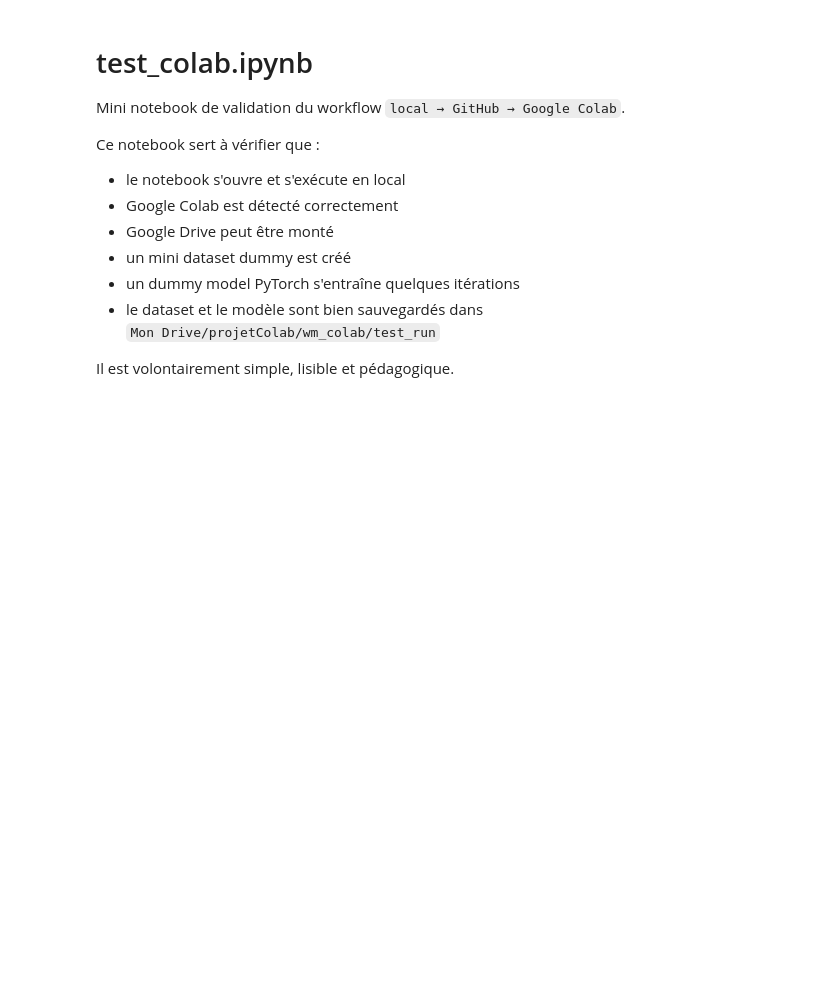
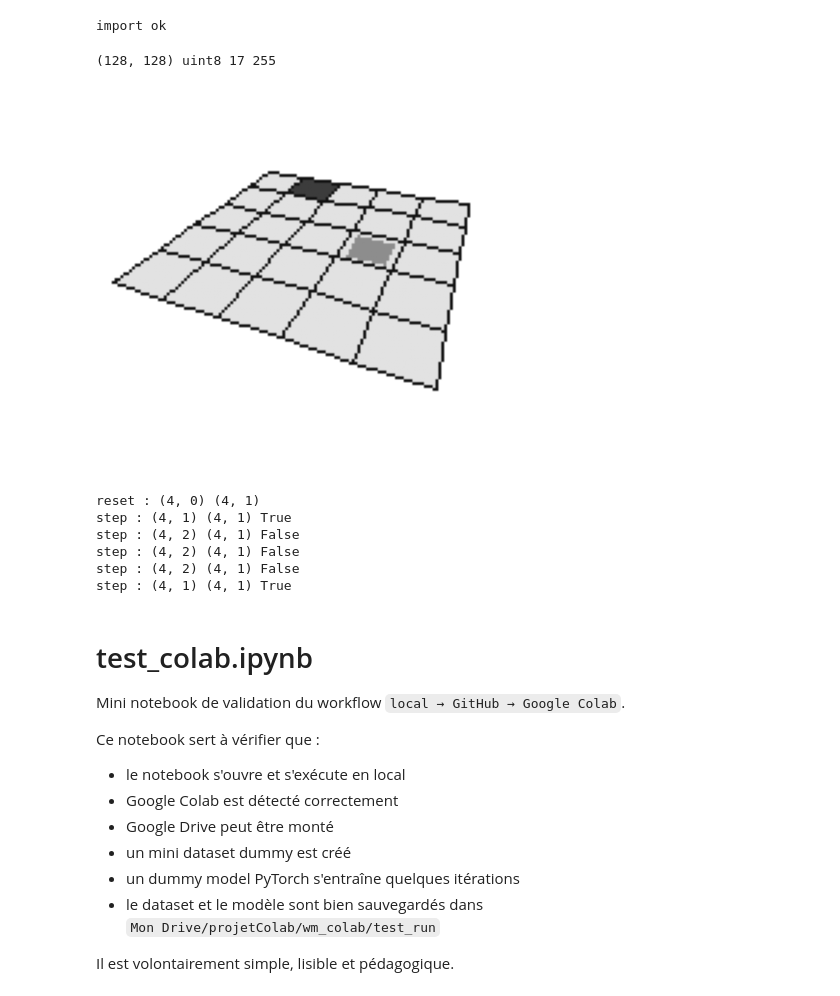
Before and after one commit to Stabadev/wm_colab, a Jupyter notebook: test_colab.ipynb, the cells around one changed output. Drawn from its saved outputs; the diff is of its cells as text; code cells hidden in the pictures; blank space fills up the shorter version.

```diff
--- a/test_colab.ipynb
+++ b/test_colab.ipynb
@@ -1,3 +1,50 @@
+# %%
+from src.env import RenderConfig, precalculate_render, render_obs, GridWorld
+print("import ok")
+# %% [output]
+import ok
+# %%
+from src.env import RenderConfig, precalculate_render, render_obs
+
+cfg = RenderConfig()
+cache = precalculate_render(cfg)
+
+img = render_obs(agent_pos=(1, 1), target_pos=(3, 2), cache=cache)
+print(img.shape, img.dtype, img.min(), img.max())
+# %% [output]
+(128, 128) uint8 17 255
+# %%
+import matplotlib.pyplot as plt
+from src.env import RenderConfig, precalculate_render, render_obs
+
+cfg = RenderConfig()
+cache = precalculate_render(cfg)
+
+img = render_obs(agent_pos=(1, 2), target_pos=(3, 4), cache=cache)
+
+plt.imshow(img, cmap="gray", vmin=0, vmax=255)
+plt.axis("off")
+plt.show()
+# %% [output]
+[figure, added]
+# %%
+from src.env import GridWorld
+
+env = GridWorld(N=5)
+agent, target = env.reset()
+print("reset :", agent, target)
+
+
+for action in [0, 0, 3, 3, 1]:
+    agent, target, done = env.step(action)
+    print("step :", agent, target, done)
+# %% [output]
+reset : (4, 0) (4, 1)
+step : (4, 1) (4, 1) True
+step : (4, 2) (4, 1) False
+step : (4, 2) (4, 1) False
+step : (4, 2) (4, 1) False
+step : (4, 1) (4, 1) True
 # %% [markdown]
 # test_colab.ipynb
 
```
Also changed, not shown: 1 other file.
